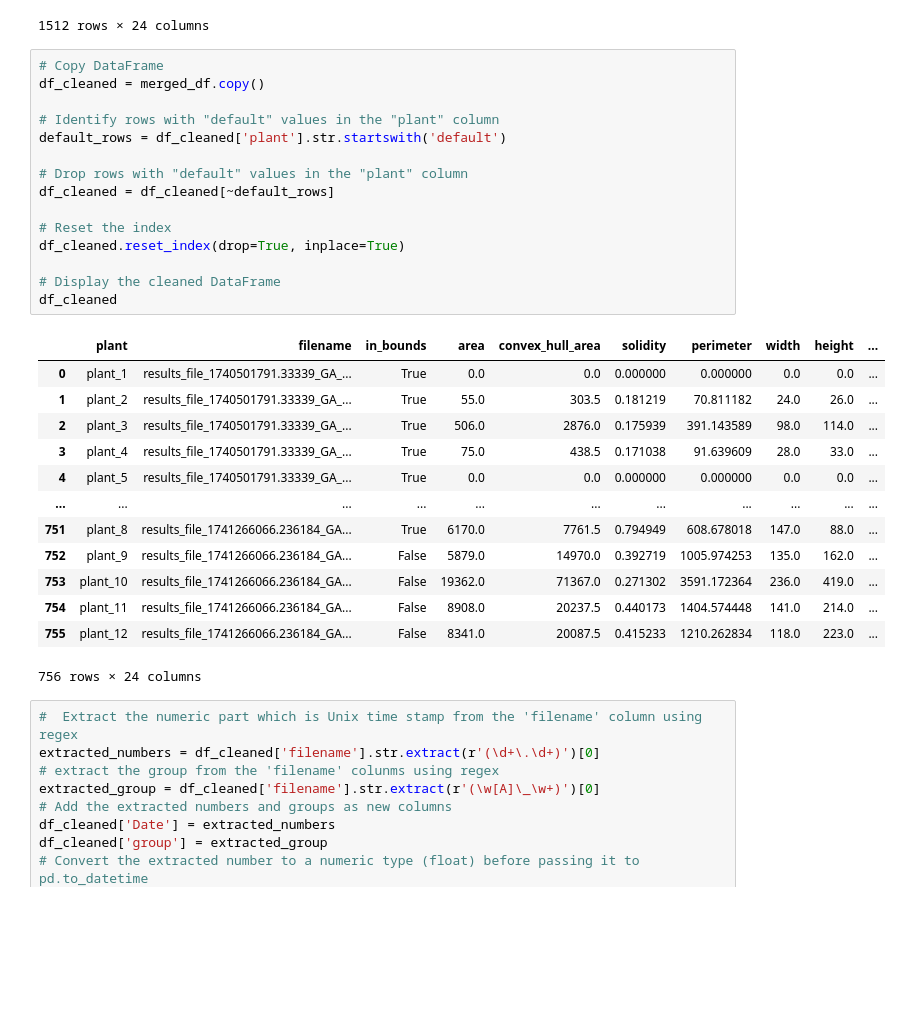
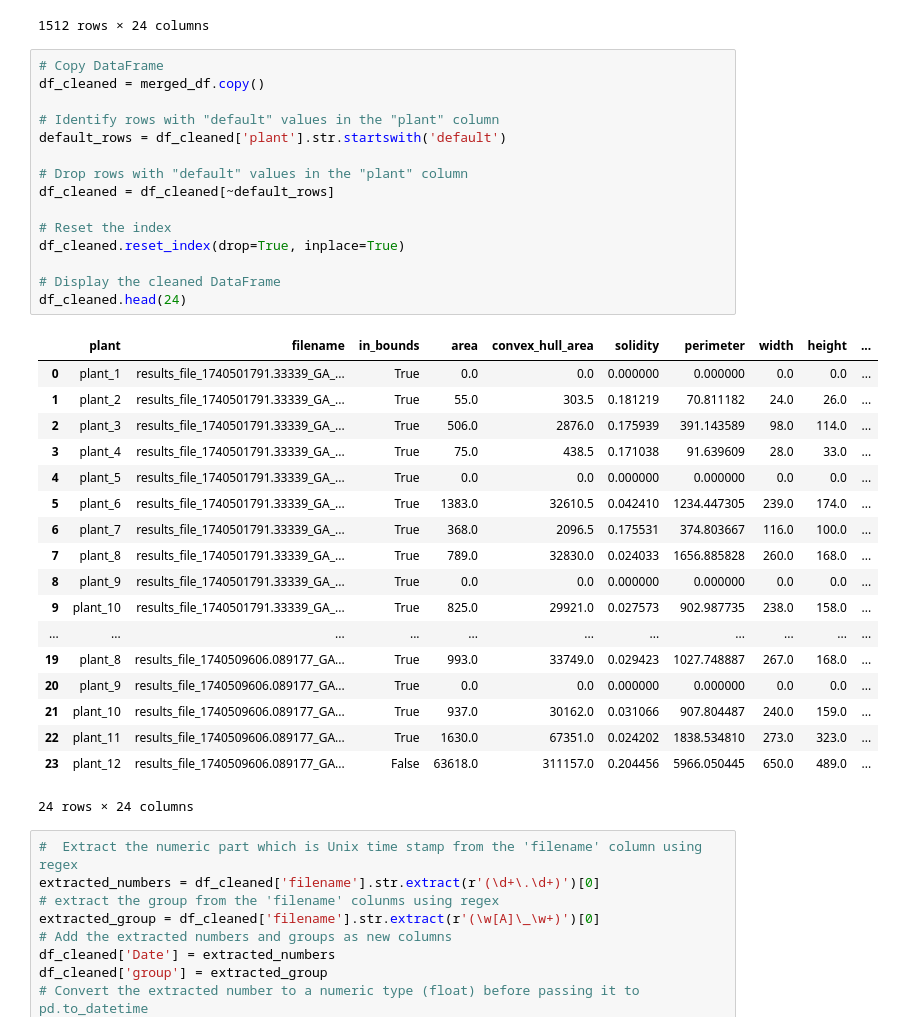
Before and after one commit to Rahwa-Kiros/Automated-image-based-phenotyping, a Jupyter notebook: jeson_data_processing.ipynb, the cells around one changed output. Cells and saved outputs as stored; diff of their text form; blank space fills up the shorter version.

```diff
--- a/jeson_data_processing.ipynb
+++ b/jeson_data_processing.ipynb
@@ -77,32 +77,37 @@ merged_df
 # %%
 # Copy DataFrame
 df_cleaned = merged_df.copy()
 
 # Identify rows with "default" values in the "plant" column
 default_rows = df_cleaned['plant'].str.startswith('default')
 
 # Drop rows with "default" values in the "plant" column
 df_cleaned = df_cleaned[~default_rows]
 
 # Reset the index
 df_cleaned.reset_index(drop=True, inplace=True)
 
 # Display the cleaned DataFrame
-df_cleaned
+df_cleaned.head(24)
 # %% [output]
 |  | plant | filename | in_bounds | area | convex_hull_area | solidity | perimeter | width | height | ... |
 | 0 | plant_1 | results_file_1740501791.33339_GA_... | True | 0.0 | 0.0 | 0.000000 | 0.000000 | 0.0 | 0.0 | ... |
 | 1 | plant_2 | results_file_1740501791.33339_GA_... | True | 55.0 | 303.5 | 0.181219 | 70.811182 | 24.0 | 26.0 | ... |
 | 2 | plant_3 | results_file_1740501791.33339_GA_... | True | 506.0 | 2876.0 | 0.175939 | 391.143589 | 98.0 | 114.0 | ... |
 | 3 | plant_4 | results_file_1740501791.33339_GA_... | True | 75.0 | 438.5 | 0.171038 | 91.639609 | 28.0 | 33.0 | ... |
 | 4 | plant_5 | results_file_1740501791.33339_GA_... | True | 0.0 | 0.0 | 0.000000 | 0.000000 | 0.0 | 0.0 | ... |
+| 5 | plant_6 | results_file_1740501791.33339_GA_... | True | 1383.0 | 32610.5 | 0.042410 | 1234.447305 | 239.0 | 174.0 | ... |
+| 6 | plant_7 | results_file_1740501791.33339_GA_... | True | 368.0 | 2096.5 | 0.175531 | 374.803667 | 116.0 | 100.0 | ... |
+| 7 | plant_8 | results_file_1740501791.33339_GA_... | True | 789.0 | 32830.0 | 0.024033 | 1656.885828 | 260.0 | 168.0 | ... |
+| 8 | plant_9 | results_file_1740501791.33339_GA_... | True | 0.0 | 0.0 | 0.000000 | 0.000000 | 0.0 | 0.0 | ... |
+| 9 | plant_10 | results_file_1740501791.33339_GA_... | True | 825.0 | 29921.0 | 0.027573 | 902.987735 | 238.0 | 158.0 | ... |
 | ... | ... | ... | ... | ... | ... | ... | ... | ... | ... | ... |
-| 751 | plant_8 | results_file_1741266066.236184_GA... | True | 6170.0 | 7761.5 | 0.794949 | 608.678018 | 147.0 | 88.0 | ... |
-| 752 | plant_9 | results_file_1741266066.236184_GA... | False | 5879.0 | 14970.0 | 0.392719 | 1005.974253 | 135.0 | 162.0 | ... |
-| 753 | plant_10 | results_file_1741266066.236184_GA... | False | 19362.0 | 71367.0 | 0.271302 | 3591.172364 | 236.0 | 419.0 | ... |
-| 754 | plant_11 | results_file_1741266066.236184_GA... | False | 8908.0 | 20237.5 | 0.440173 | 1404.574448 | 141.0 | 214.0 | ... |
-| 755 | plant_12 | results_file_1741266066.236184_GA... | False | 8341.0 | 20087.5 | 0.415233 | 1210.262834 | 118.0 | 223.0 | ... |
+| 19 | plant_8 | results_file_1740509606.089177_GA... | True | 993.0 | 33749.0 | 0.029423 | 1027.748887 | 267.0 | 168.0 | ... |
+| 20 | plant_9 | results_file_1740509606.089177_GA... | True | 0.0 | 0.0 | 0.000000 | 0.000000 | 0.0 | 0.0 | ... |
+| 21 | plant_10 | results_file_1740509606.089177_GA... | True | 937.0 | 30162.0 | 0.031066 | 907.804487 | 240.0 | 159.0 | ... |
+| 22 | plant_11 | results_file_1740509606.089177_GA... | True | 1630.0 | 67351.0 | 0.024202 | 1838.534810 | 273.0 | 323.0 | ... |
+| 23 | plant_12 | results_file_1740509606.089177_GA... | False | 63618.0 | 311157.0 | 0.204456 | 5966.050445 | 650.0 | 489.0 | ... |
-756 rows × 24 columns
+24 rows × 24 columns
 # %%
 #  Extract the numeric part which is Unix time stamp from the 'filename' column using regex
 extracted_numbers = df_cleaned['filename'].str.extract(r'(\d+\.\d+)')[0]
```
Also changed, not shown: parts of 7 cells of this notebook, 1 other file.
